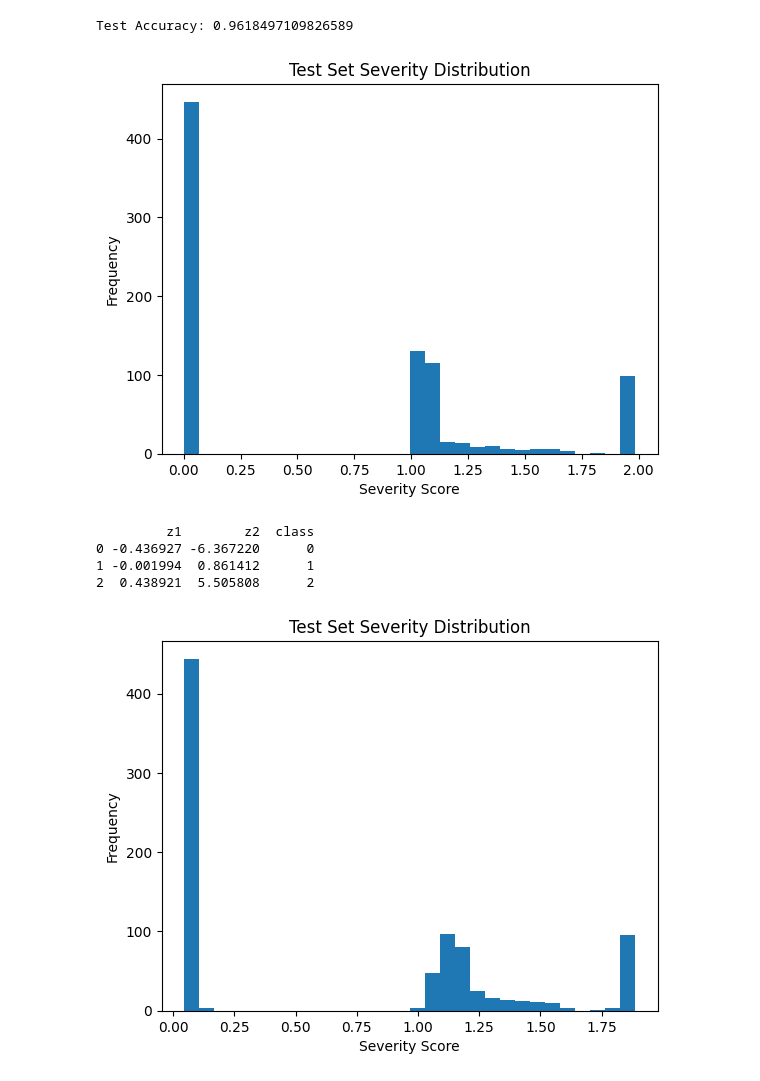
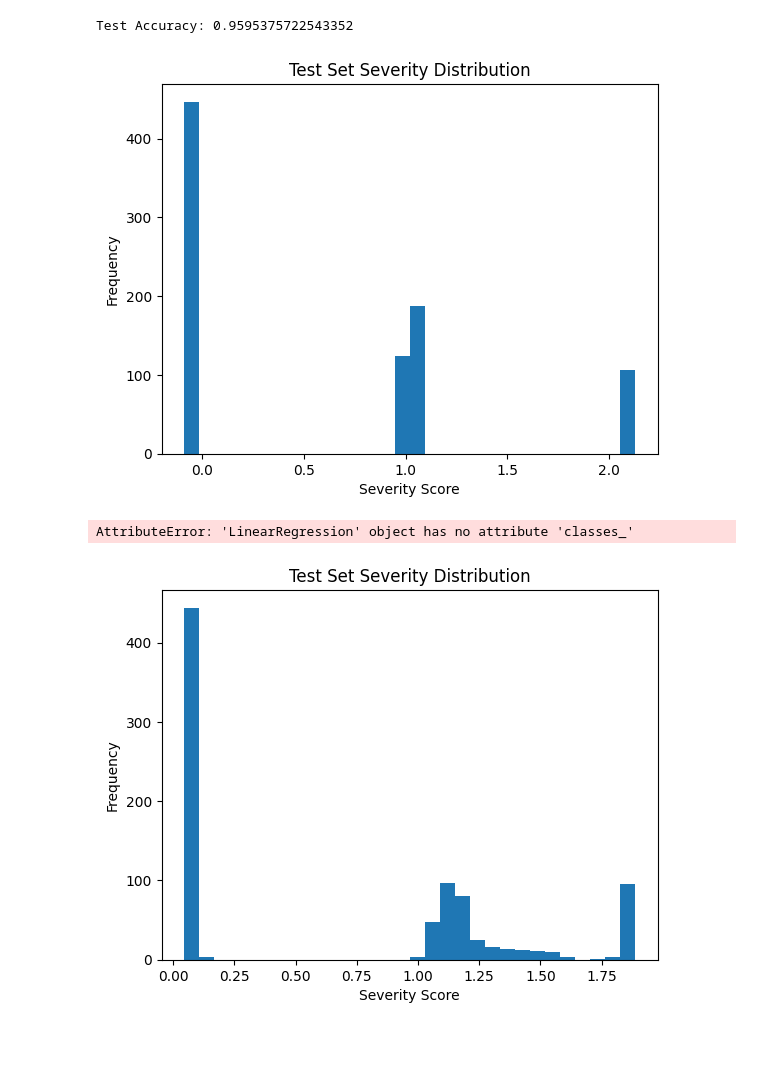
Before and after one commit to thomasjunwon/T2D_AI_research, a Jupyter notebook: model/custom scoring 4.ipynb, the cells around one changed output. Drawn from its saved outputs; the diff is of its cells as text; code cells hidden in the pictures; blank space fills up the shorter version.

Commit message:
custom model 3,4

```diff
--- a/model/custom scoring 4.ipynb
+++ b/model/custom scoring 4.ipynb
@@ -21,9 +21,10 @@ import matplotlib.pyplot as plt
 
 from sklearn.model_selection import train_test_split, KFold
 from sklearn.preprocessing import StandardScaler
-from sklearn.linear_model import LogisticRegression
+from sklearn.linear_model import LinearRegression
 from sklearn.metrics import accuracy_score
 from xgboost import XGBClassifier
+
 
 def temperature_scaling(probs, T=2.0):
     # 안정성 위해 log-space 처리
@@ -107,11 +108,7 @@ meta_train = pd.DataFrame({
 scaler = StandardScaler()
 meta_train_scaled = scaler.fit_transform(meta_train)
 
-meta_model = LogisticRegression(
-    multi_class="multinomial",
-    solver="lbfgs",
-    max_iter=2000
-)
+meta_model = LinearRegression()
 
 meta_model.fit(meta_train_scaled, y_tr)
 
@@ -137,43 +134,44 @@ final_model2 = XGBClassifier(objective="multi:softprob",
                              max_depth=4,
                              eval_metric="mlogloss",
                              random_state=42)
 
 
 final_model1.fit(X_cause_tr, y_tr)
 final_model2.fit(X_result_tr, y_tr)
 
-z1_test = final_model1.predict_proba(X_cause_te) @ np.array([0,1,2])
-z2_test = final_model2.predict_proba(X_result_te) @ np.array([0,1,2])
+z1_test = final_model1.predict(X_cause_te)
+z2_test = final_model2.predict(X_result_te)
 
 
 meta_test = pd.DataFrame({
     "z1": z1_test,
     "z2": z2_test,
 })
 
 meta_test_scaled = scaler.transform(meta_test)
 
-y_proba_test = meta_model.predict_proba(meta_test_scaled)
+severity_test = meta_model.predict(meta_test_scaled)
 
-severity_test = y_proba_test @ np.array([0,1,2])
+#y_proba_test = temperature_scaling(y_proba_test, T=4)
 
-print("Test Accuracy:",
-      accuracy_score(y_te,
-                     meta_model.predict(meta_test_scaled)))
+y_pred_class = np.clip(np.round(severity_test), 0, 2)
 
-
+print(
+    "Test Accuracy:",
+    accuracy_score(y_te, y_pred_class)
+)
 # =========================
 # 5. 히스토그램
 # =========================
 
 plt.hist(severity_test, bins=30)
 plt.xlabel("Severity Score")
 plt.ylabel("Frequency")
 plt.title("Test Set Severity Distribution")
 plt.show()
 # %% [output]
-Test Accuracy: 0.9618497109826589
+Test Accuracy: 0.9595375722543352
-[figure, old version]
+[figure, new version]
 # %%
 coef_df = pd.DataFrame(
     meta_model.coef_,
@@ -184,10 +182,7 @@ coef_df["class"] = meta_model.classes_
 
 print(coef_df)
 # %% [output]
-         z1        z2  class
-0 -0.436927 -6.367220      0
-1 -0.001994  0.861412      1
-2  0.438921  5.505808      2
+AttributeError: 'LinearRegression' object has no attribute 'classes_'
 # %%
 
 T = 2.0   # 1보다 크게
```
Also changed, not shown: 1 other file.
